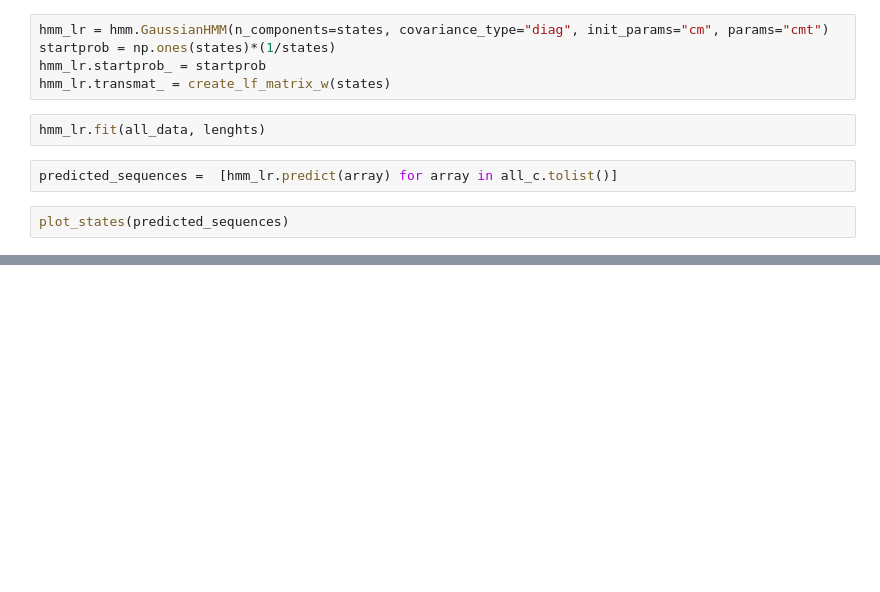
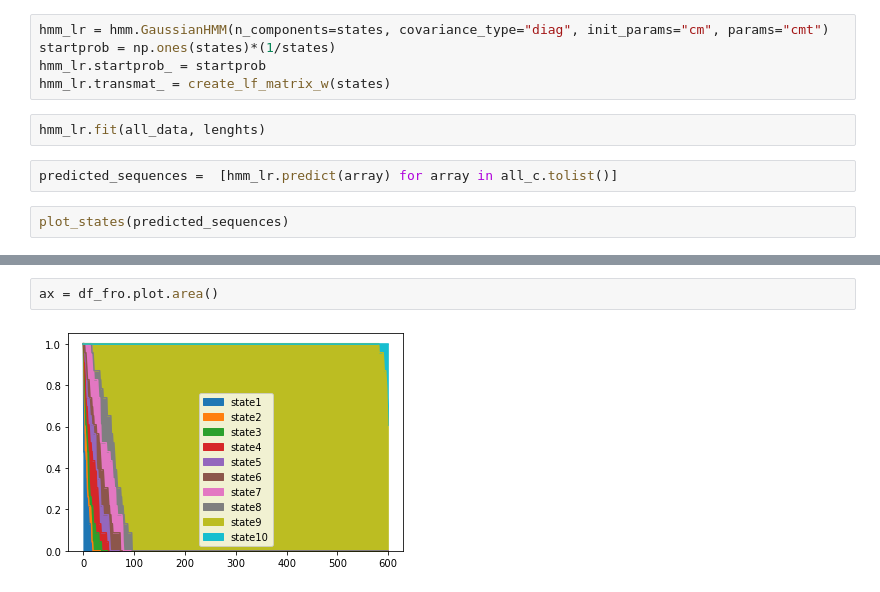
Before and after one commit to catalinabustam/tms_hmm, a Jupyter notebook: hmm.ipynb, the cells around one changed output, grey strips where cells are left out. Saved outputs shown, nothing was run; the diff lists cells and outputs as text; blank space fills up the shorter version.

```diff
--- a/hmm.ipynb
+++ b/hmm.ipynb
@@ -335,0 +421,4 @@ plot_states(predicted_sequences)
+# %%
+ax = df_fro.plot.area()
+# %% [output]
+[figure, added]
```
Also changed, not shown: parts of 31 cells of this notebook.
